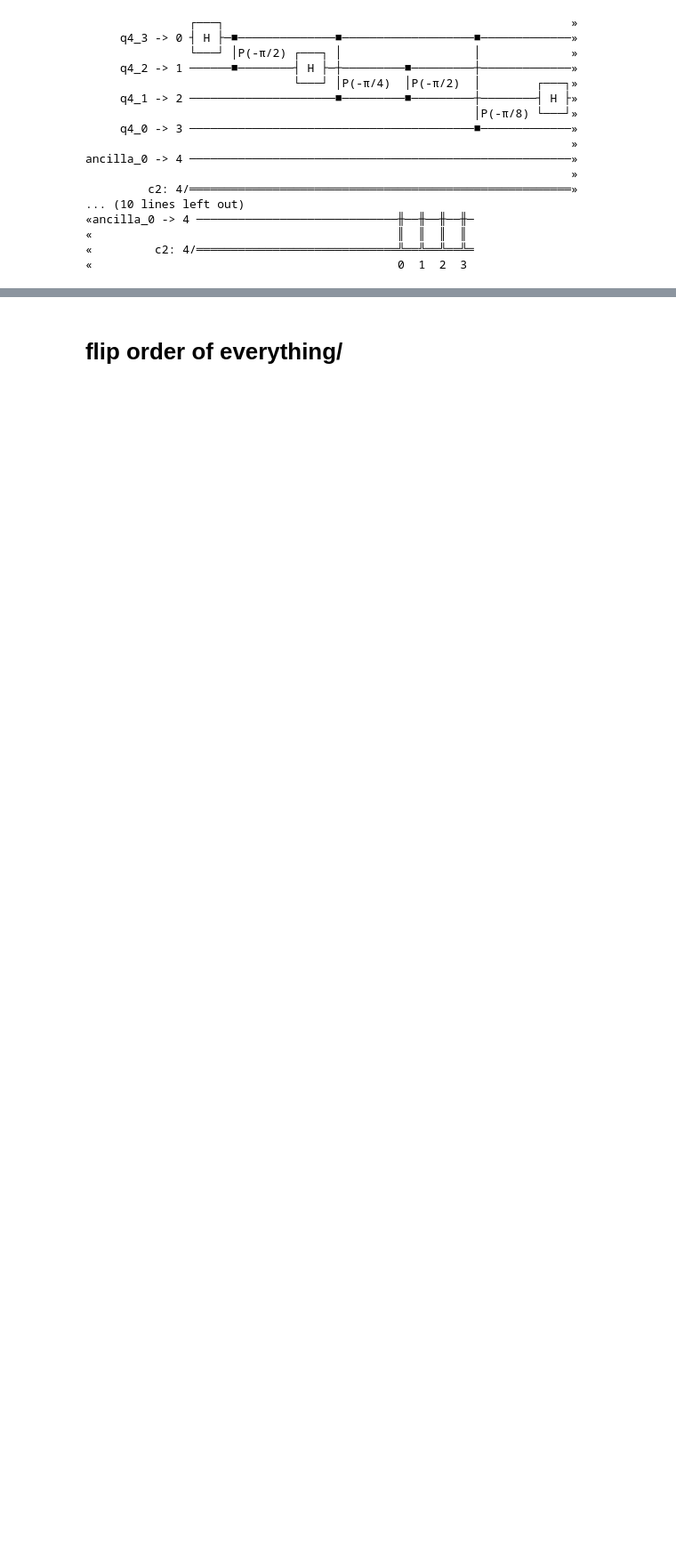
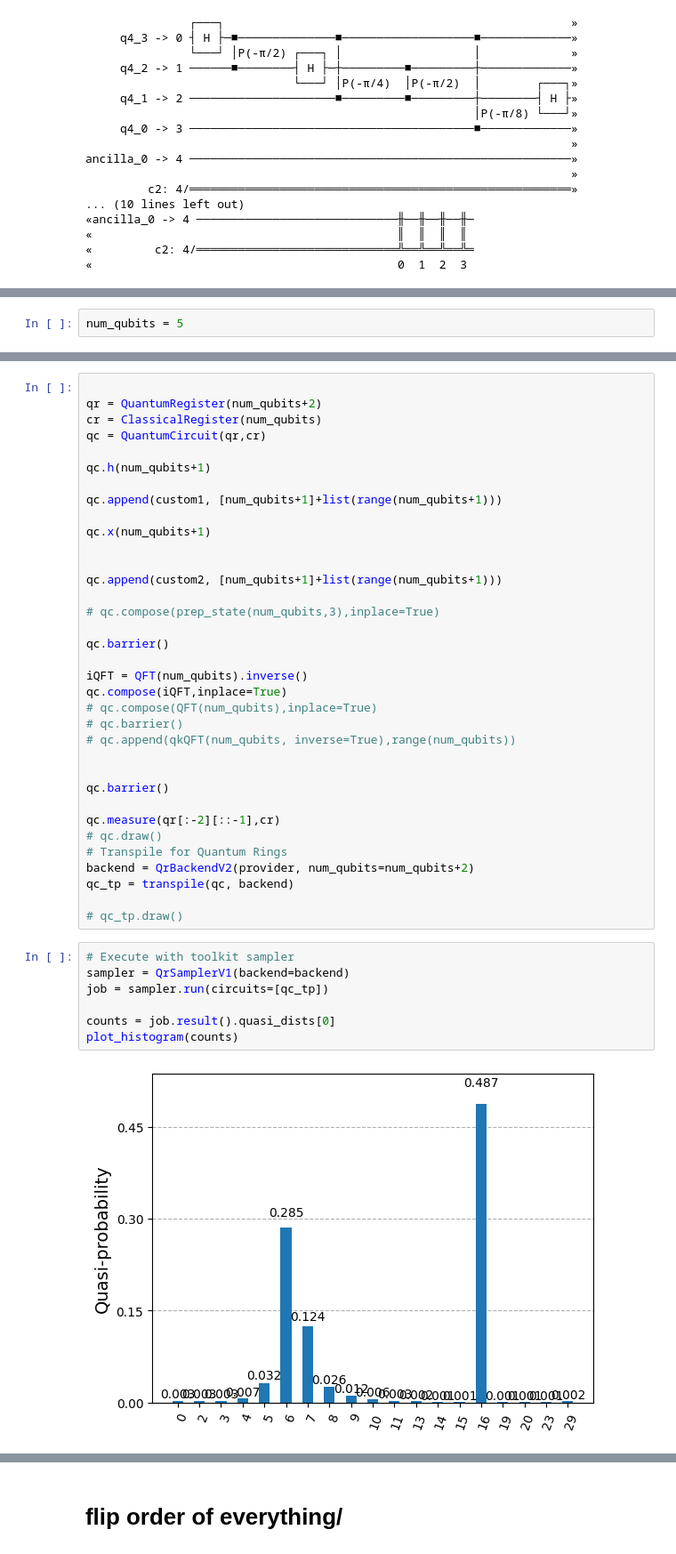
Before and after one commit to Quantum-Rings/quantum-summer-school-dev, a Jupyter notebook: episode_8_v1.ipynb, the cells around one changed output, grey strips where cells are left out. Shown: that part at 89% size. Saved outputs shown, nothing was run; the diff lists cells and outputs as text; blank space fills up the shorter version.

```diff
--- a/episode_8_v1.ipynb
+++ b/episode_8_v1.ipynb
@@ -257,0 +269,2 @@ plot_histogram(counts)
+# %%
+num_qubits = 5
@@ -257,0 +279,44 @@ plot_histogram(counts)
+# %%
+
+qr = QuantumRegister(num_qubits+2)
+cr = ClassicalRegister(num_qubits)
+qc = QuantumCircuit(qr,cr)
+
+qc.h(num_qubits+1)
+
+qc.append(custom1, [num_qubits+1]+list(range(num_qubits+1)))
+
+qc.x(num_qubits+1)
+
+
+qc.append(custom2, [num_qubits+1]+list(range(num_qubits+1)))
+
+# qc.compose(prep_state(num_qubits,3),inplace=True)
+
+qc.barrier()
+
+iQFT = QFT(num_qubits).inverse()
+qc.compose(iQFT,inplace=True)
+# qc.compose(QFT(num_qubits),inplace=True)
+# qc.barrier()
+# qc.append(qkQFT(num_qubits, inverse=True),range(num_qubits))
+
+
+qc.barrier()
+
+qc.measure(qr[:-2][::-1],cr)
+# qc.draw()
+# Transpile for Quantum Rings
+backend = QrBackendV2(provider, num_qubits=num_qubits+2)
+qc_tp = transpile(qc, backend)
+
+# qc_tp.draw()
+# %%
+# Execute with toolkit sampler
+sampler = QrSamplerV1(backend=backend)
+job = sampler.run(circuits=[qc_tp])
+
+counts = job.result().quasi_dists[0]
+plot_histogram(counts)
+# %% [output]
+[figure, added]
```
Also changed, not shown: parts of 18 cells of this notebook.
